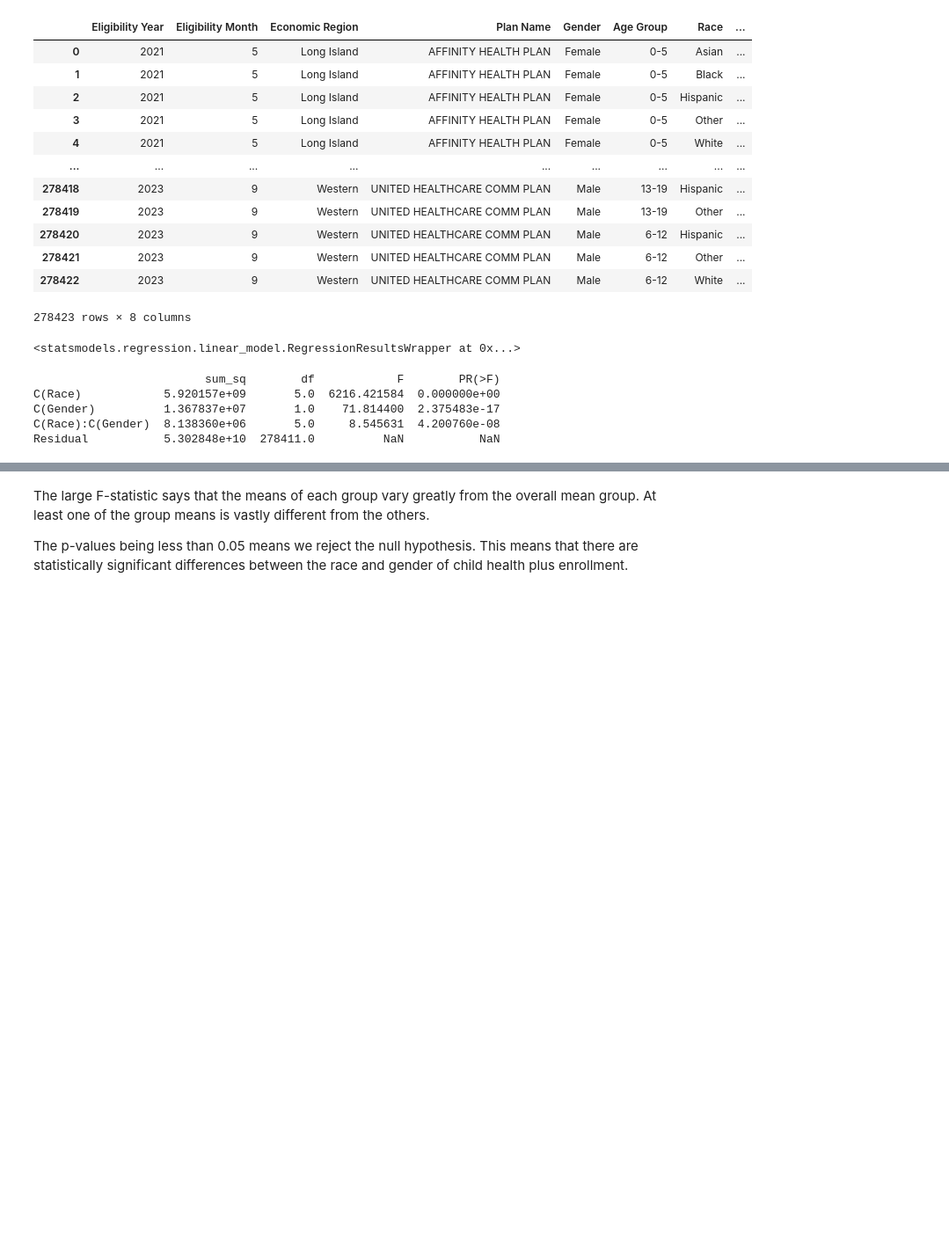
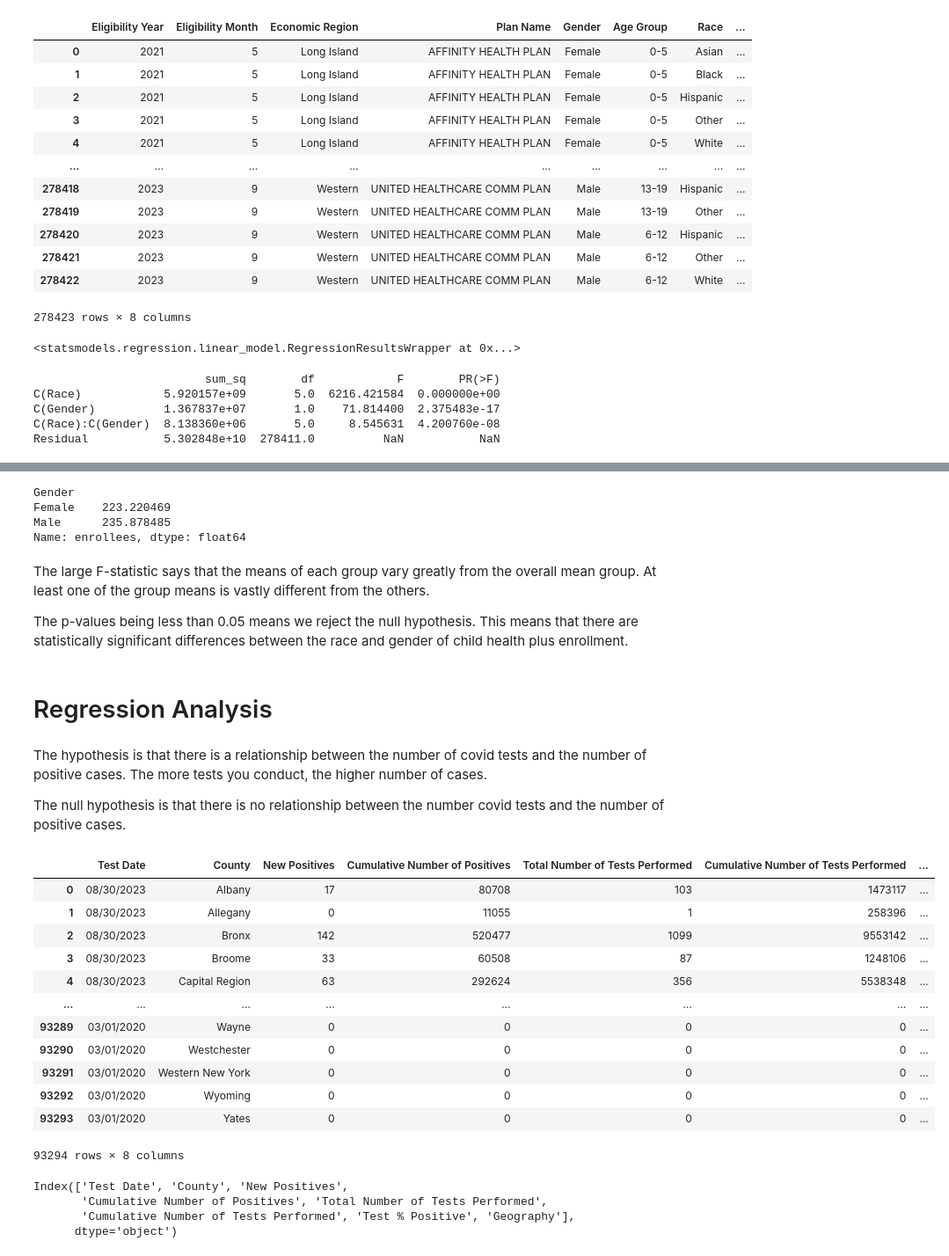
Before and after one commit to jas-tang/datasci_5_statistics, a Jupyter notebook: datasci_5_statistics.ipynb, the cells around one changed output, grey strips where cells are left out. Shown at 88% size. Drawn from its saved outputs; the diff is of its cells as text; code cells hidden in the pictures; blank space fills up the shorter version.

```diff
--- a/datasci_5_statistics.ipynb
+++ b/datasci_5_statistics.ipynb
@@ -338,4 +353,17 @@ Residual           5.302848e+10  278411.0          NaN           NaN
+# %%
+df3.groupby('Gender')['enrollees'].mean()
+# %% [output]
+Gender
+Female    223.220469
+Male      235.878485
+Name: enrollees, dtype: float64
 # %% [markdown]
 The large F-statistic says that the means of each group vary greatly from the overall mean group. At least one of the group means is vastly different from the others.
 
 The p-values being less than 0.05 means we reject the null hypothesis. This means that there are statistically significant differences between the race and gender of child health plus enrollment.
+# %% [markdown]
+# Regression Analysis
+# %% [markdown]
+The hypothesis is that there is a relationship between the number of covid tests and the number of positive cases. The more tests you conduct, the higher number of cases.
+
+The null hypothesis is that there is no relationship between the number covid tests and the number of positive cases.
@@ -341,0 +374,24 @@ The p-values being less than 0.05 means we reject the null hypothesis. This mean
+# %%
+df4 = pd.read_csv('/content/sample_data/nyscovid19.csv')
+df4
+# %% [output]
+|  | Test Date | County | New Positives | Cumulative Number of Positives | Total Number of Tests Performed | Cumulative Number of Tests Performed | ... |
+| 0 | 08/30/2023 | Albany | 17 | 80708 | 103 | 1473117 | ... |
+| 1 | 08/30/2023 | Allegany | 0 | 11055 | 1 | 258396 | ... |
+| 2 | 08/30/2023 | Bronx | 142 | 520477 | 1099 | 9553142 | ... |
+| 3 | 08/30/2023 | Broome | 33 | 60508 | 87 | 1248106 | ... |
+| 4 | 08/30/2023 | Capital Region | 63 | 292624 | 356 | 5538348 | ... |
+| ... | ... | ... | ... | ... | ... | ... | ... |
+| 93289 | 03/01/2020 | Wayne | 0 | 0 | 0 | 0 | ... |
+| 93290 | 03/01/2020 | Westchester | 0 | 0 | 0 | 0 | ... |
+| 93291 | 03/01/2020 | Western New York | 0 | 0 | 0 | 0 | ... |
+| 93292 | 03/01/2020 | Wyoming | 0 | 0 | 0 | 0 | ... |
+| 93293 | 03/01/2020 | Yates | 0 | 0 | 0 | 0 | ... |
+93294 rows × 8 columns
+# %%
+df4.columns
+# %% [output]
+Index(['Test Date', 'County', 'New Positives',
+       'Cumulative Number of Positives', 'Total Number of Tests Performed',
+       'Cumulative Number of Tests Performed', 'Test % Positive', 'Geography'],
+      dtype='object')
```
Also changed, not shown: parts of 15 cells of this notebook.
